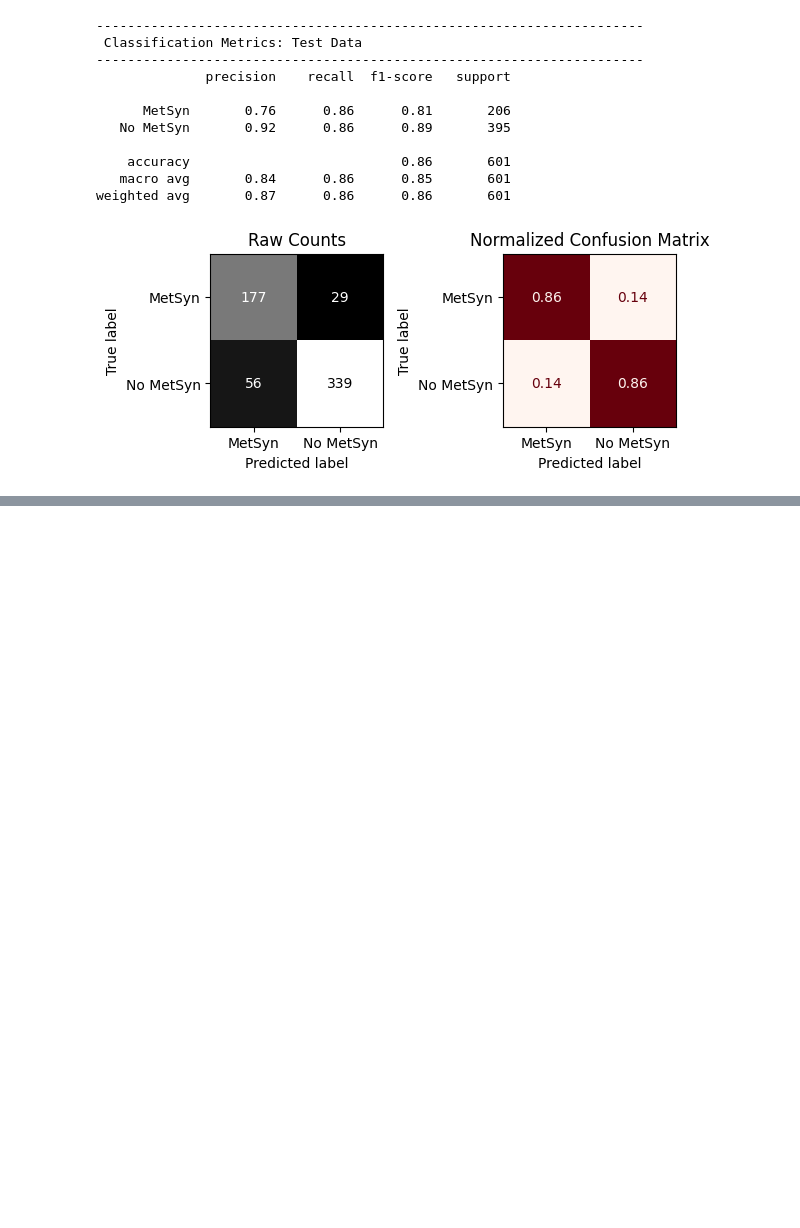
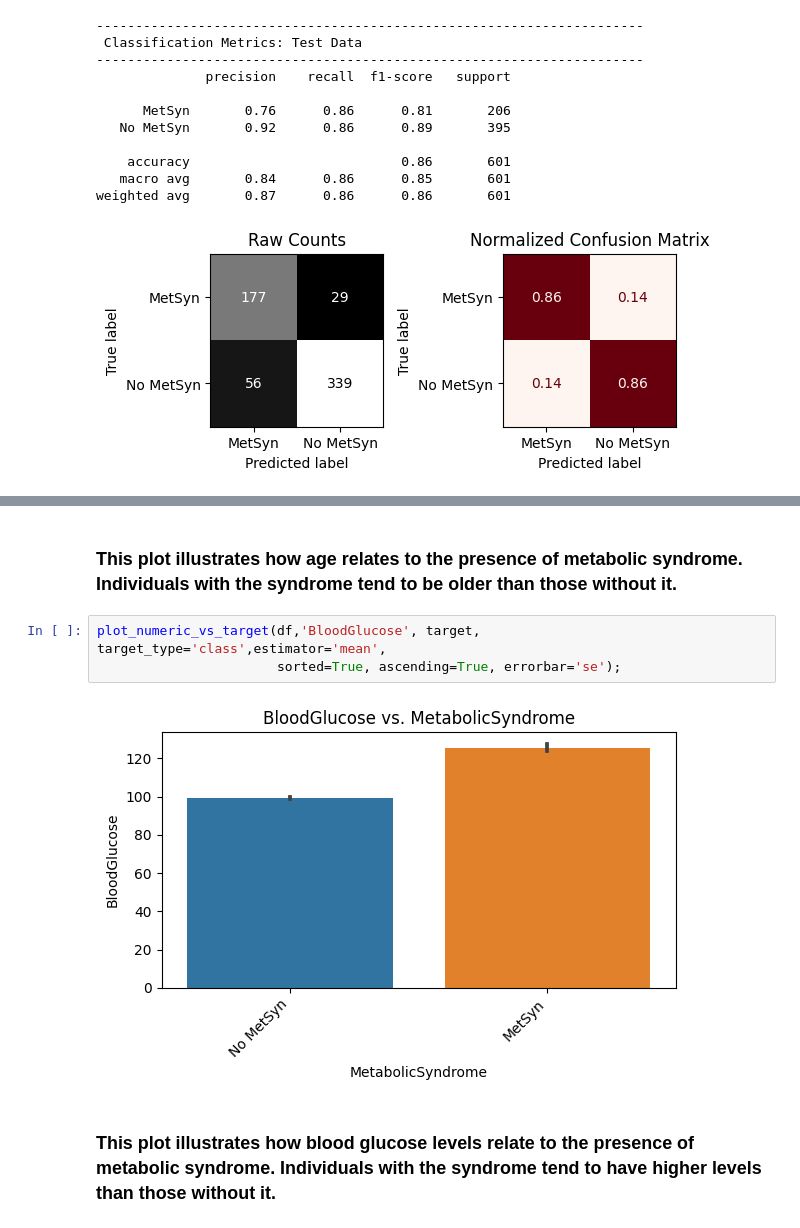
Before and after one commit to dimLMT/Metabolic-Syndrome-Forecast, a Jupyter notebook: part1.ipynb, the cells around one changed output, grey strips where cells are left out. Drawn from its saved outputs; the diff is of its cells as text; blank space fills up the shorter version.

```diff
--- a/part1.ipynb
+++ b/part1.ipynb
@@ -395,0 +557,9 @@ weighted avg       0.87      0.86      0.86       601
+# %% [markdown]
+### This plot illustrates how age relates to the presence of metabolic syndrome. Individuals with the syndrome tend to be older than those without it.
+# %%
+plot_numeric_vs_target(df,'BloodGlucose', target, target_type='class',estimator='mean',
+                       sorted=True, ascending=True, errorbar='se');
+# %% [output]
+[figure, added]
+# %% [markdown]
+### This plot illustrates how blood glucose levels relate to the presence of metabolic syndrome. Individuals with the syndrome tend to have higher levels than those without it.
```
Also changed, not shown: parts of 8 cells of this notebook.
